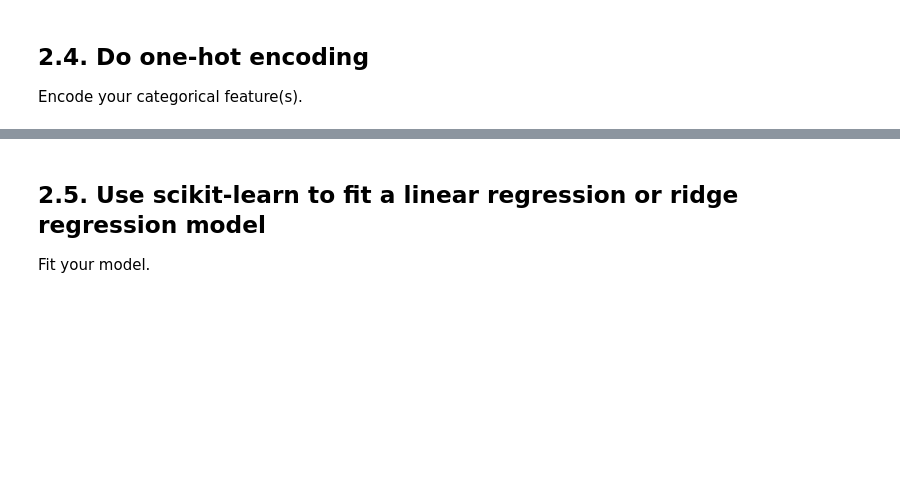
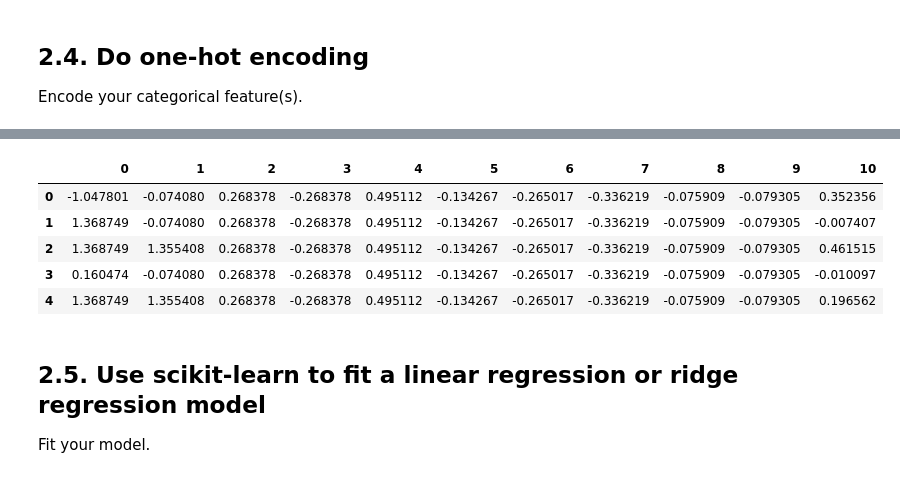
Before and after one commit to bofori-tech/DS-Unit-2-Linear-Models, a Jupyter notebook: Copy_of_DS_Sprint_Challenge_5.ipynb, the cells around one changed output, grey strips where cells are left out. Saved outputs shown, nothing was run; the diff lists cells and outputs as text; code cells hidden in the pictures; blank space fills up the shorter version.

```diff
--- a/Copy_of_DS_Sprint_Challenge_5.ipynb
+++ b/Copy_of_DS_Sprint_Challenge_5.ipynb
@@ -182,3 +371,10 @@ Otherwise, you may choose whichever features and however many you want.
 ## 2.4. Do one-hot encoding
 
 Encode your categorical feature(s).
+# %%
+# let's convert the categorical variables to dummies using one-hot encoding in our training dataset.
+encoder = ce.OneHotEncoder(use_cat_names=True)
+X_train_encoded = encoder.fit_transform(X_train)
+# %%
+# now we do the same thing for our validation dataset
+X_val_encoded = encoder.transform(X_val)
@@ -185,3 +391,20 @@ Encode your categorical feature(s).
+# %%
+#finally, we want to scale our data so they're all on the same metric.
+scaler = StandardScaler()
+X_train_scaled = scaler.fit_transform(X_train_encoded)
+# %%
+# again, for the validation dataset we don't re-fit the scaler.
+X_val_scaled = scaler.transform(X_val_encoded)
+# %%
+# what do our transformed data look like?
+pd.DataFrame(X_val_scaled).head()
+# %% [output]
+|  | 0 | 1 | 2 | 3 | 4 | 5 | 6 | 7 | 8 | 9 | 10 |
+| 0 | -1.047801 | -0.074080 | 0.268378 | -0.268378 | 0.495112 | -0.134267 | -0.265017 | -0.336219 | -0.075909 | -0.079305 | 0.352356 |
+| 1 | 1.368749 | -0.074080 | 0.268378 | -0.268378 | 0.495112 | -0.134267 | -0.265017 | -0.336219 | -0.075909 | -0.079305 | -0.007407 |
+| 2 | 1.368749 | 1.355408 | 0.268378 | -0.268378 | 0.495112 | -0.134267 | -0.265017 | -0.336219 | -0.075909 | -0.079305 | 0.461515 |
+| 3 | 0.160474 | -0.074080 | 0.268378 | -0.268378 | 0.495112 | -0.134267 | -0.265017 | -0.336219 | -0.075909 | -0.079305 | -0.010097 |
+| 4 | 1.368749 | 1.355408 | 0.268378 | -0.268378 | 0.495112 | -0.134267 | -0.265017 | -0.336219 | -0.075909 | -0.079305 | 0.196562 |
 # %% [markdown]
 ## 2.5. Use scikit-learn to fit a linear regression or ridge regression model
 Fit your model.
```
Also changed, not shown: parts of 46 cells of this notebook.
